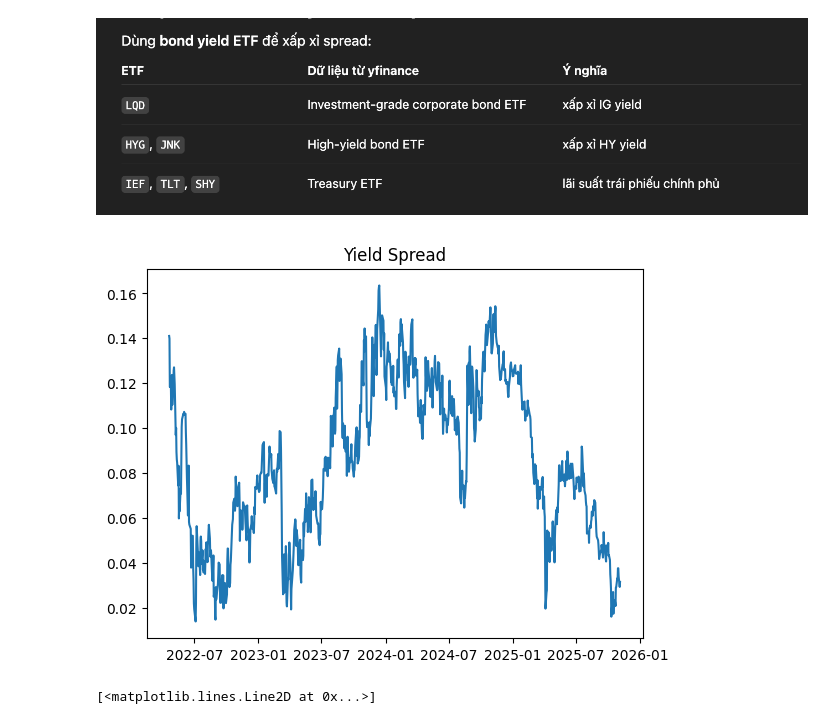
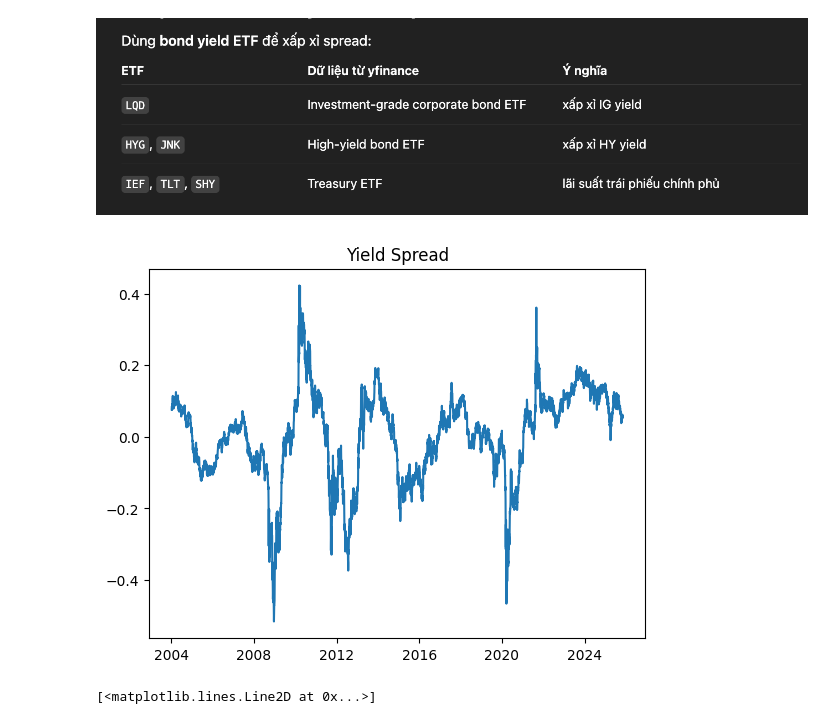
Before and after one commit to khanhtrinh2003/ISFA-Project, a Jupyter notebook: isfa_qrm/isfa_qrm_copula.ipynb, the cells around one changed output. Saved outputs shown, nothing was run; the diff lists cells and outputs as text; code cells hidden in the pictures.

```diff
--- a/isfa_qrm/isfa_qrm_copula.ipynb
+++ b/isfa_qrm/isfa_qrm_copula.ipynb
@@ -311,32 +316,32 @@ TICKERS_BY_RATING = {
 # %%
 import yfinance as yf
 
-hyg = yf.Ticker("HYG").history(period="5y")["Close"]
-ief = yf.Ticker("IEF").history(period="5y")["Close"]
+hyg = yf.Ticker("LQD").history(period="max")["Close"]
+ief = yf.Ticker("TLT").history(period="max")["Close"]
 
 # tỷ lệ % thay đổi proxy yield (approx only)
 time = 365
+hy_spread_proxy = (
+    (1 + hyg.pct_change()).rolling(time).apply(np.prod, raw=True)
+    - (1 + ief.pct_change()).rolling(time).apply(np.prod, raw=True)
+)
+
 # hy_spread_proxy = (
-#     (1 + hyg.pct_change()).rolling(time).apply(np.prod, raw=True)
-#     - (1 + ief.pct_change()).rolling(time).apply(np.prod, raw=True)
+#     hyg.pct_change().rolling(time).sum()
+#     - ief.pct_change().rolling(time).sum()
 # )
-
-hy_spread_proxy = (
-    hyg.pct_change().rolling(time).sum()
-    - ief.pct_change().rolling(time).sum()
-)
 # hy_spread_proxy = (
 #     (((1+hyg.pct_change()).cumprod())**(365/np.arange(1, len(hyg)+1))-1) -
 #     (((1+ief.pct_change()).cumprod())**(365/np.arange(1, len(ief)+1))-1)
 # )
 
 hy_spread_proxy = hy_spread_proxy.dropna()
 
 plt.plot(hy_spread_proxy)
 plt.title("Yield Spread")
 plt.show()
 # %% [output]
-[figure, old version]
+[figure, new version]
 # %%
 credit_analysis = CreditCurve(cum_defaults,hy_spread_proxy.tail(50))
 # %%
```
Also changed, not shown: parts of 4 cells of this notebook.
